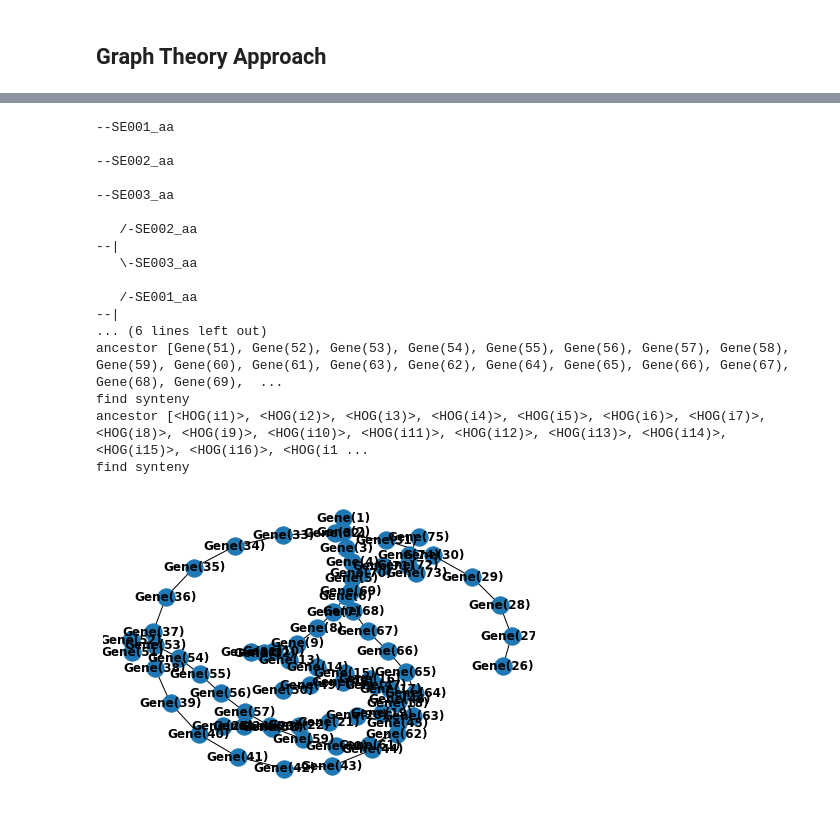
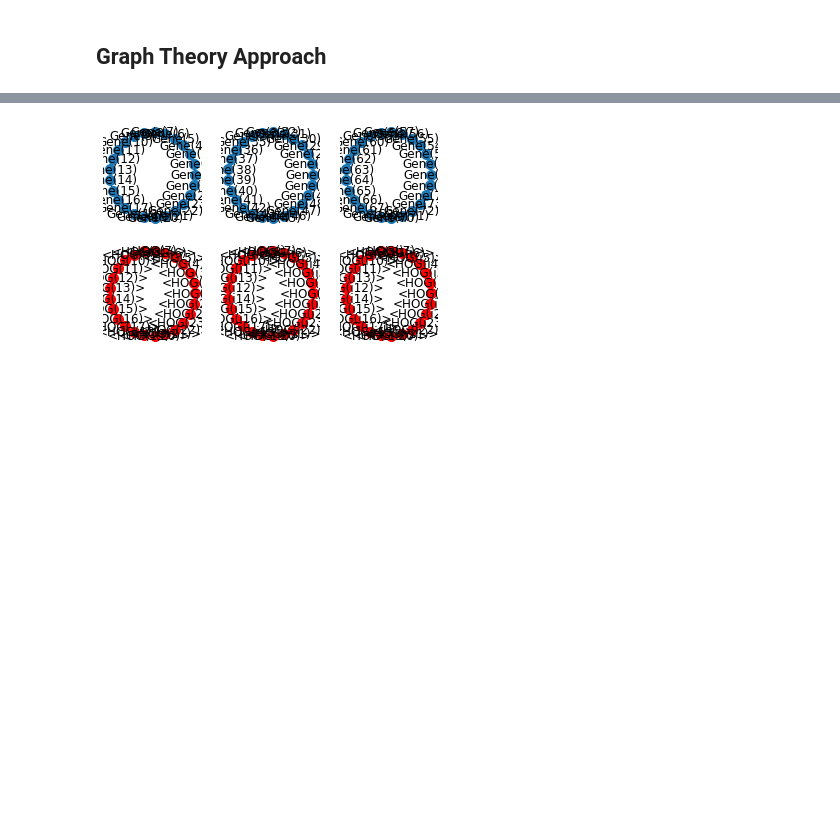
Before and after one commit to kjgilbert/SyntenyBasedOrthology, a Jupyter notebook: My_SyntOrtho_Code/GraphTheory_SyntenyReconstruction.ipynb, the cells around one changed output, grey strips where cells are left out. Saved outputs shown, nothing was run; the diff lists cells and outputs as text; code cells hidden in the pictures; blank space fills up the shorter version.

Commit message:
reconstruction works manuall in perfect scenario

```diff
--- a/My_SyntOrtho_Code/GraphTheory_SyntenyReconstruction.ipynb
+++ b/My_SyntOrtho_Code/GraphTheory_SyntenyReconstruction.ipynb
@@ -1142,3 +202,21 @@ G.number_of_edges()
+# %%
+nwk_path = "working_perfect_3spp/RealTree.nwk"
+#nwk_path = "comparable_loss/RealTree.nwk"
+#nwk_path = "working_inversion_3spp/RealTree.nwk"
+
+# The newick tree is extracted as a string
+tree_str = pyham.utils.get_newick_string(nwk_path, type="nwk")
+
+# Path to OrthoXML file
+orthoxml_path = "working_perfect_3spp/Output/HierarchicalGroups.orthoxml"
+#orthoxml_path = "comparable_loss/Output/HierarchicalGroups.orthoxml"
+#orthoxml_path = "working_inversion_3spp/Output/HierarchicalGroups.orthoxml"
+
+ham_analysis_no_name = pyham.Ham(tree_str, orthoxml_path, use_internal_name=False)
+
+get_locus('working_perfect_3spp/DB')
+#get_locus('comparable_loss/DB')
+#get_locus('working_inversion_3spp/DB')
 # %%
 def make_synteny_graph(genome):
 
@@ -1268,0 +501,7 @@ def compare_synteny_graphs(tree_node):
+# %%
+tree_node = ham_analysis_no_name.get_ancestral_genome_by_name("SE002_aa/SE003_aa")
+descendants = tree_node.name.split("/")
+
+#plt.subplot(121)
+nx.draw(tree_node.taxon.graph[0], with_labels=True, font_weight='normal', node_size=100,
+        pos=nx.circular_layout(tree_node.taxon.graph[0]), node_color='r', edge_color='b')
@@ -1269,47 +559,35 @@ def compare_synteny_graphs(tree_node):
 # %%
-## Make initial graphs
+## test initial graphs
 
+plot_loc = 231
 for tree_node in ham_analysis_no_name.taxonomy.tree.traverse('postorder'):
-    print(tree_node)
-    tree_node.graph = make_synteny_graph(tree_node.genome)
+# graphs made above    ##tree_node.graph = make_synteny_graph(tree_node.genome)
     if isinstance(tree_node.genome, pyham.ExtantGenome):
-        nx.draw(tree_node.graph[0], with_labels=True, font_weight='bold')
+        plt.subplot(plot_loc)
+        nx.draw(tree_node.graph[0], with_labels=True, font_weight='normal', node_size=100,
+                pos=nx.circular_layout(tree_node.graph[0]))#, label="extant network", nlist=[range(5, 10), range(5)])
         #nx.draw(tree_node.graph[1], with_labels=True, font_weight='bold')
+        plt.subplot(plot_loc+3)
+        nx.draw(tree_node.graph[1], with_labels=True, font_weight='normal', node_size=100,
+                pos=nx.circular_layout(tree_node.graph[1]), node_color='r', edge_color='b')
+
+        plot_loc += 1
 
 
-for tree_node in ham_analysis_no_name.taxonomy.tree.traverse('postorder'):
-    compare_synteny_graphs(tree_node)
 
 #    if isinstance(tree_node.genome, pyham.ExtantGenome): # then we already have the synteny and all is good
 #        print(tree_node.graph.nodes)
 #        print("nodes", tree_node.graph.number_of_nodes())
 #        print("edges", tree_node.graph.number_of_edges())
 
 #    if isinstance(tree_node.genome, pyham.AncestralGenome): # then we want to compare to assign the proper synteny
 #        print("ancestor", tree_node.graph[0].nodes)
 #        print("ancestor", tree_node.graph[1].nodes)
 #        print("ancestor", tree_node.graph[2].nodes)
 #        print("nodes", tree_node.graph[0].number_of_nodes())
 #        print("edges", tree_node.graph[0].number_of_edges())
 
 ##print(ham_analysis_no_name.taxonomy.internal_nodes)
 ##print(ham_analysis_no_name.taxonomy.leaves)
 # %% [output]
---SE001_aa
-
---SE002_aa
-
---SE003_aa
-
-   /-SE002_aa
---|
-   \-SE003_aa
-
-   /-SE001_aa
---|
-... (6 lines left out)
-ancestor [Gene(51), Gene(52), Gene(53), Gene(54), Gene(55), Gene(56), Gene(57), Gene(58), Gene(59), Gene(60), Gene(61), Gene(63), Gene(62), Gene(64), Gene(65), Gene(66), Gene(67), Gene(68), Gene(69),  ...
-find synteny
-ancestor [<HOG(i1)>, <HOG(i2)>, <HOG(i3)>, <HOG(i4)>, <HOG(i5)>, <HOG(i6)>, <HOG(i7)>, <HOG(i8)>, <HOG(i9)>, <HOG(i10)>, <HOG(i11)>, <HOG(i12)>, <HOG(i13)>, <HOG(i14)>, <HOG(i15)>, <HOG(i16)>, <HOG(i1 ...
-find synteny
-[figure, old version]
+[figure, new version]
```
Also changed, not shown: parts of 26 cells of this notebook.
